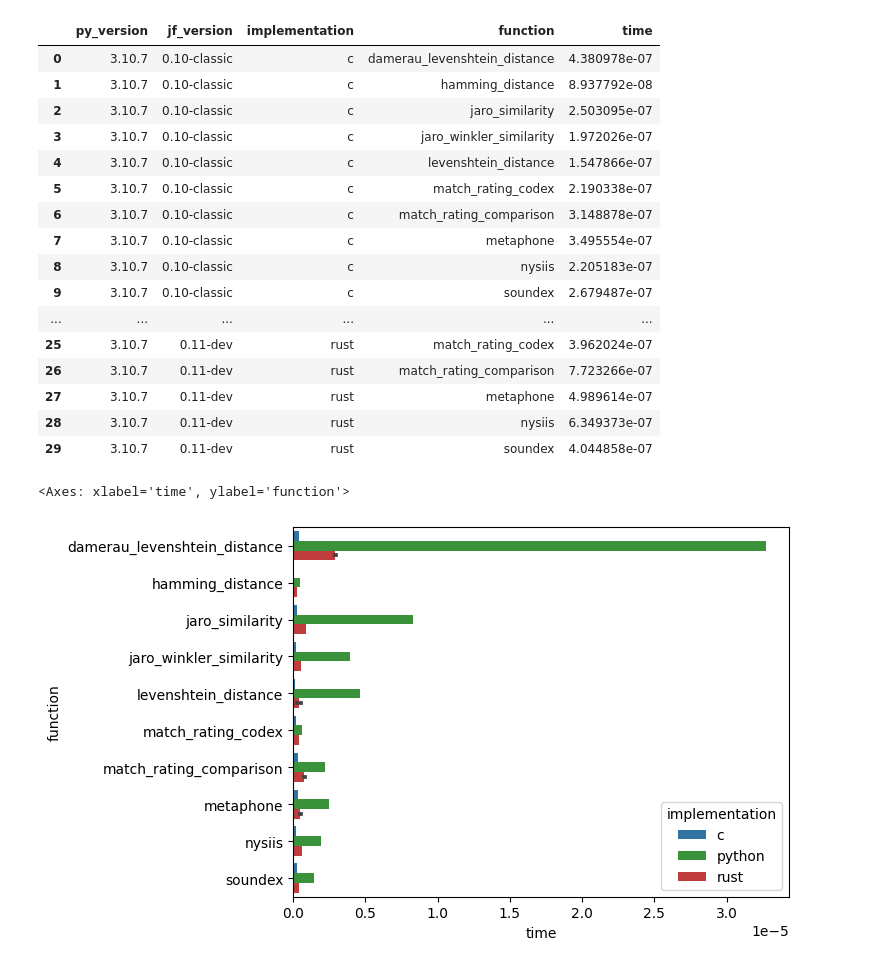
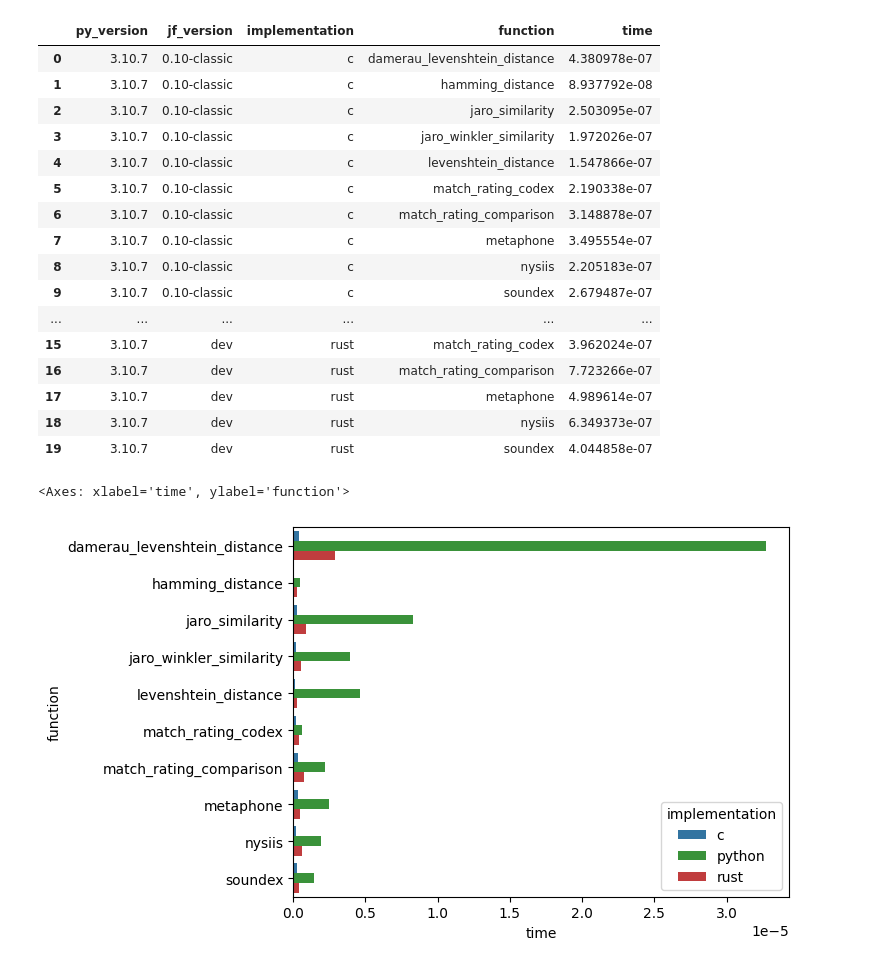
Before and after one commit to jamesturk/jellyfish, a Jupyter notebook: benchmarks/compare.ipynb, the cells around one changed output. Drawn from its saved outputs; the diff is of its cells as text; code cells hidden in the pictures.

```diff
--- a/benchmarks/compare.ipynb
+++ b/benchmarks/compare.ipynb
@@ -7,28 +7,30 @@ blue, orange, green, red, *rest = sns.color_palette()
 # %%
 cols=('py_version', 'jf_version', 'implementation', 'function', 'time')
 df = pd.concat(
     [pd.read_csv('timedruns-old.csv', names=cols),
     pd.read_csv('timedruns-new.csv', names=cols)]
 )
+orig_df = df.copy()
+df = df[df.jf_version.isin(["0.10-classic", "dev"])]
 df
 # %% [output]
 |  | py_version | jf_version | implementation | function | time |
 | 0 | 3.10.7 | 0.10-classic | c | damerau_levenshtein_distance | 4.380978e-07 |
 | 1 | 3.10.7 | 0.10-classic | c | hamming_distance | 8.937792e-08 |
 | 2 | 3.10.7 | 0.10-classic | c | jaro_similarity | 2.503095e-07 |
 | 3 | 3.10.7 | 0.10-classic | c | jaro_winkler_similarity | 1.972026e-07 |
 | 4 | 3.10.7 | 0.10-classic | c | levenshtein_distance | 1.547866e-07 |
 | 5 | 3.10.7 | 0.10-classic | c | match_rating_codex | 2.190338e-07 |
 | 6 | 3.10.7 | 0.10-classic | c | match_rating_comparison | 3.148878e-07 |
 | 7 | 3.10.7 | 0.10-classic | c | metaphone | 3.495554e-07 |
 | 8 | 3.10.7 | 0.10-classic | c | nysiis | 2.205183e-07 |
 | 9 | 3.10.7 | 0.10-classic | c | soundex | 2.679487e-07 |
 | ... | ... | ... | ... | ... | ... |
-| 25 | 3.10.7 | 0.11-dev | rust | match_rating_codex | 3.962024e-07 |
-| 26 | 3.10.7 | 0.11-dev | rust | match_rating_comparison | 7.723266e-07 |
-| 27 | 3.10.7 | 0.11-dev | rust | metaphone | 4.989614e-07 |
-| 28 | 3.10.7 | 0.11-dev | rust | nysiis | 6.349373e-07 |
-| 29 | 3.10.7 | 0.11-dev | rust | soundex | 4.044858e-07 |
+| 15 | 3.10.7 | dev | rust | match_rating_codex | 3.962024e-07 |
+| 16 | 3.10.7 | dev | rust | match_rating_comparison | 7.723266e-07 |
+| 17 | 3.10.7 | dev | rust | metaphone | 4.989614e-07 |
+| 18 | 3.10.7 | dev | rust | nysiis | 6.349373e-07 |
+| 19 | 3.10.7 | dev | rust | soundex | 4.044858e-07 |
 # %%
 colors = {"python": green, "c" : blue, "rust": red}
 
@@ -36,7 +38,7 @@ sns.barplot(y='function', x='time', hue='implementation', data=df, palette=color
 # turn the labels 90 degrees
 # %% [output]
 <Axes: xlabel='time', ylabel='function'>
-[figure, old version]
+[figure, new version]
 # %%
 # log scale same plot
 sns.barplot(y='function', x='time', hue='implementation', data=df, palette=colors)
```
Also changed, not shown: parts of 6 cells of this notebook, 5 other files.
